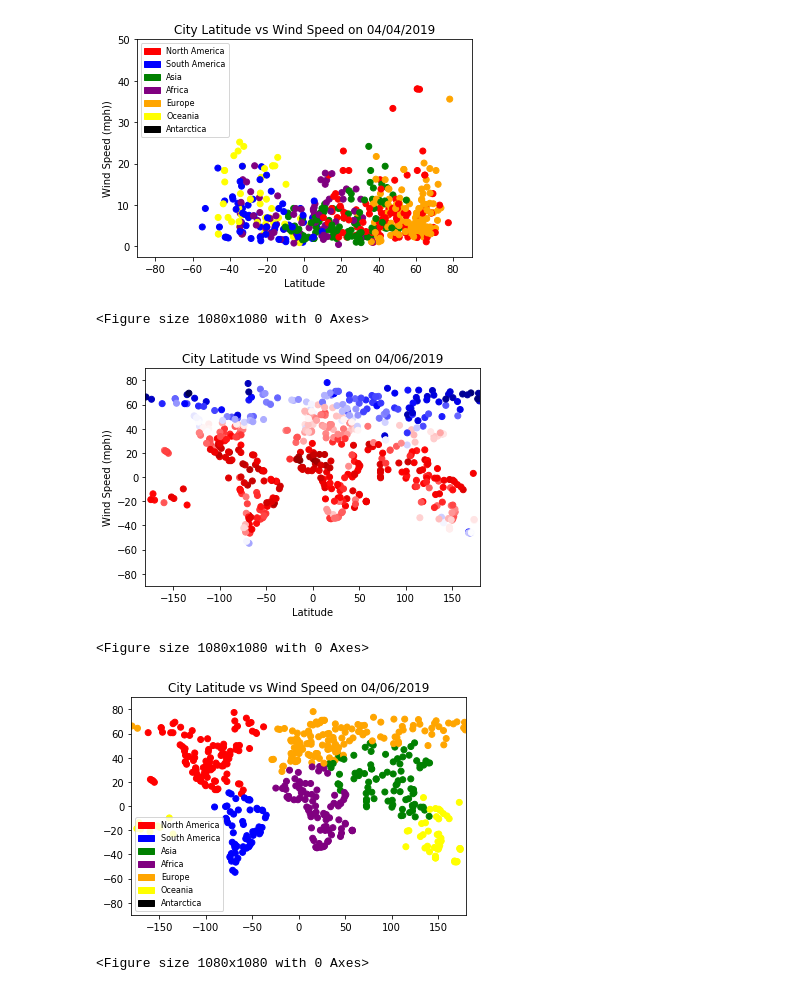
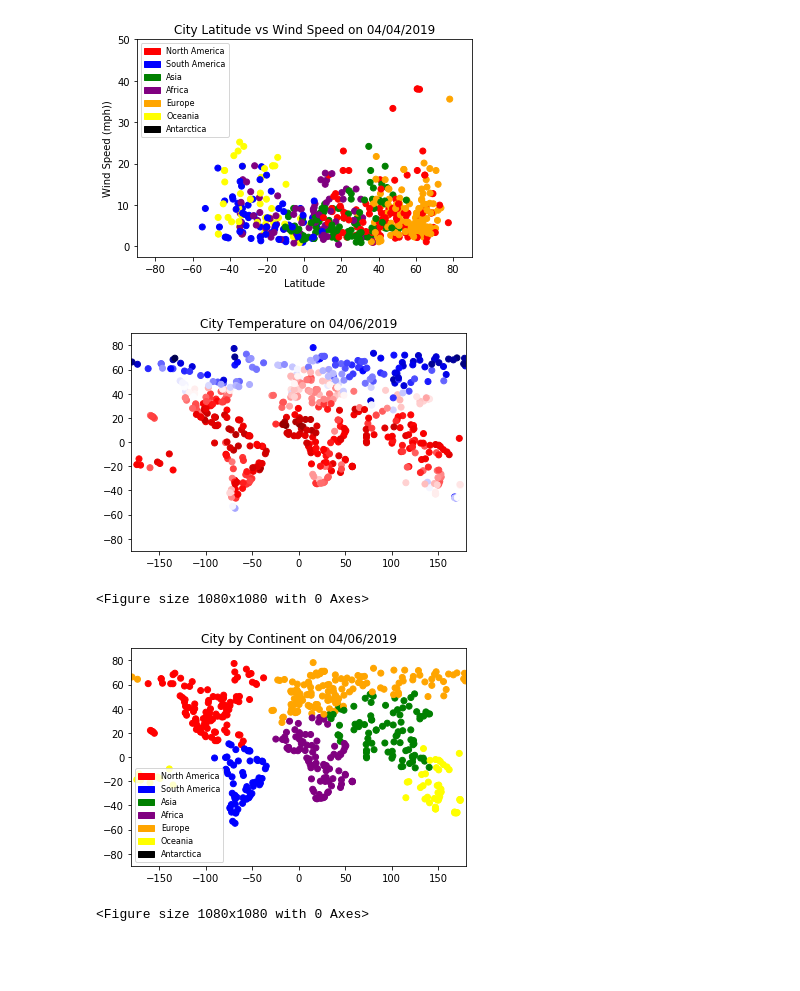
Before and after one commit to TrevorCap/Homework, a Jupyter notebook: API/APIHW.ipynb, the cells around one changed output. Saved outputs shown, nothing was run; the diff lists cells and outputs as text; code cells hidden in the pictures; blank space fills up the shorter version.

```diff
--- a/API/APIHW.ipynb
+++ b/API/APIHW.ipynb
@@ -244,58 +244,45 @@ plt.ylim([-2.5,50])
 plt.savefig('output/Wind.png')
 # %% [output]
 [figure]
+# %%
+#Plot the graph and add a mapped list of colors by continent
+cmap = plt.cm.get_cmap('seismic')
+plt.scatter(data2.Longitude, data2.Latitude, c=data2.Temperature, cmap=cmap)
+
+#Use the patches to create a legend, add titles, labels and plot sizes
+#plt.legend(handles=[NA, SA, AS, AF, EU, OC, AN], prop={'size': 8})
+plt.title(f"City Temperature on {date}")
+plt.xlim([-180,180])
+plt.ylim([-90,90])
+plt.figure(figsize=(15,15))
+#Save the image to a file
+plt.savefig('output/TempMap.png')
+# %% [output]
+[figure, added]
+<Figure size 1080x1080 with 0 Axes>
 # %%
 #Plot the graph and add a mapped list of colors by continent
-cmap = plt.cm.get_cmap('seismic')
-plt.scatter(data2.Longitude, data2.Latitude, c=data2.Temperature, cmap=cmap)
+#cmap = plt.cm.get_cmap('seismic')
+plt.scatter(data2.Longitude, data2.Latitude, color=list(data2['Continent'].map(colors)))
 
 #Create patches which can be imported to label the legend, since all the data is technically one series
-#NA = mpatches.Patch(color='red',label='North America')
-#SA = mpatches.Patch(color='blue', label='South America')
-#AS = mpatches.Patch(color='green', label='Asia')
-#AF = mpatches.Patch(color='purple', label='Africa')
-#EU = mpatches.Patch(color='orange', label='Europe')
-#OC = mpatches.Patch(color='yellow', label='Oceania')
-#AN = mpatches.Patch(color='black', label='Antarctica')
+NA = mpatches.Patch(color='red',label='North America')
+SA = mpatches.Patch(color='blue', label='South America')
+AS = mpatches.Patch(color='green', label='Asia')
+AF = mpatches.Patch(color='purple', label='Africa')
+EU = mpatches.Patch(color='orange', label='Europe')
+OC = mpatches.Patch(color='yellow', label='Oceania')
+AN = mpatches.Patch(color='black', label='Antarctica')
 
 #Use the patches to create a legend, add titles, labels and plot sizes
-#plt.legend(handles=[NA, SA, AS, AF, EU, OC, AN], prop={'size': 8})
-plt.title(f"City Latitude vs Wind Speed on {date}")
-#plt.xlabel("Latitude")
-#plt.ylabel("Wind Speed (mph))")
+plt.legend(handles=[NA, SA, AS, AF, EU, OC, AN], prop={'size': 8})
+plt.title(f"City by Continent on {date}")
+
 plt.xlim([-180,180])
 plt.ylim([-90,90])
 plt.figure(figsize=(15,15))
 #Save the image to a file
-plt.savefig('output/TempMap.png')
+plt.savefig('output/ContMap.png')
 # %% [output]
+[figure, new version]
 <Figure size 1080x1080 with 0 Axes>
-[figure, old version]
-<Figure size 1080x1080 with 0 Axes>
-# %%
-#Plot the graph and add a mapped list of colors by continent
-#cmap = plt.cm.get_cmap('seismic')
-plt.scatter(data2.Longitude, data2.Latitude, color=list(data2['Continent'].map(colors)))
-
-#Create patches which can be imported to label the legend, since all the data is technically one series
-NA = mpatches.Patch(color='red',label='North America')
-SA = mpatches.Patch(color='blue', label='South America')
-AS = mpatches.Patch(color='green', label='Asia')
-AF = mpatches.Patch(color='purple', label='Africa')
-EU = mpatches.Patch(color='orange', label='Europe')
-OC = mpatches.Patch(color='yellow', label='Oceania')
-AN = mpatches.Patch(color='black', label='Antarctica')
-
-#Use the patches to create a legend, add titles, labels and plot sizes
-plt.legend(handles=[NA, SA, AS, AF, EU, OC, AN], prop={'size': 8})
-plt.title(f"City Latitude vs Wind Speed on {date}")
-#plt.xlabel("Latitude")
-#plt.ylabel("Wind Speed (mph))")
-plt.xlim([-180,180])
-plt.ylim([-90,90])
-plt.figure(figsize=(15,15))
-#Save the image to a file
-plt.savefig('output/ContMap.png')
-# %% [output]
-[figure, removed]
-<Figure size 1080x1080 with 0 Axes>
```
Also changed, not shown: 1 other file.
